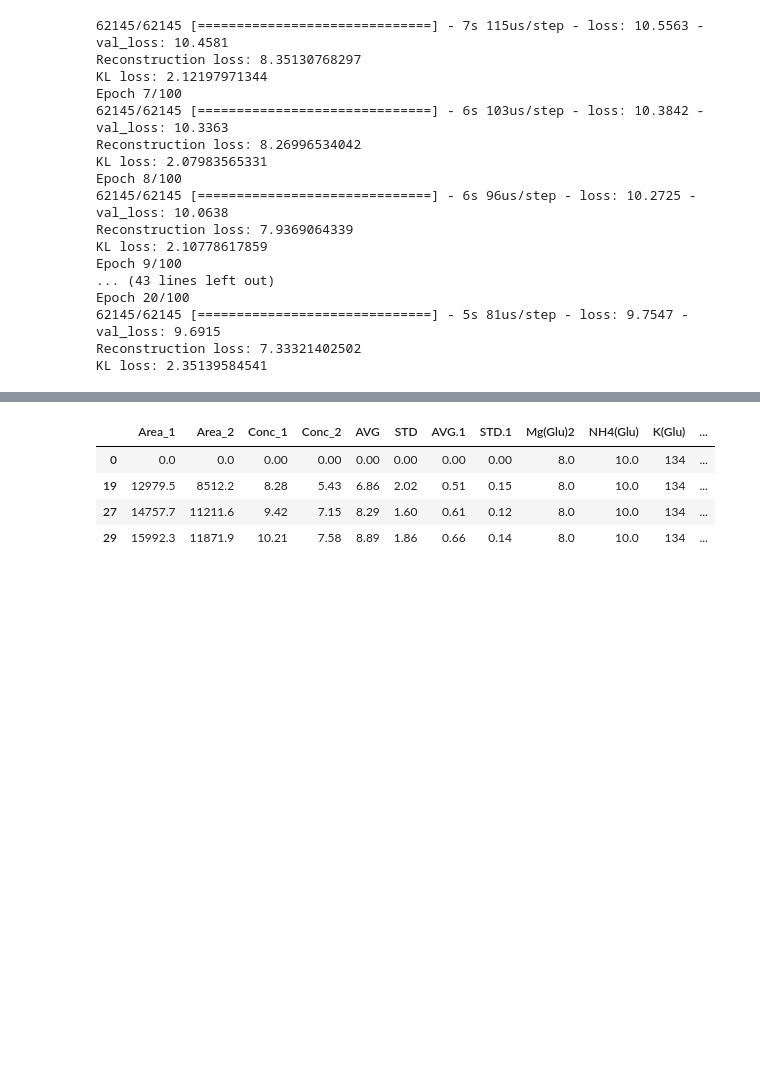
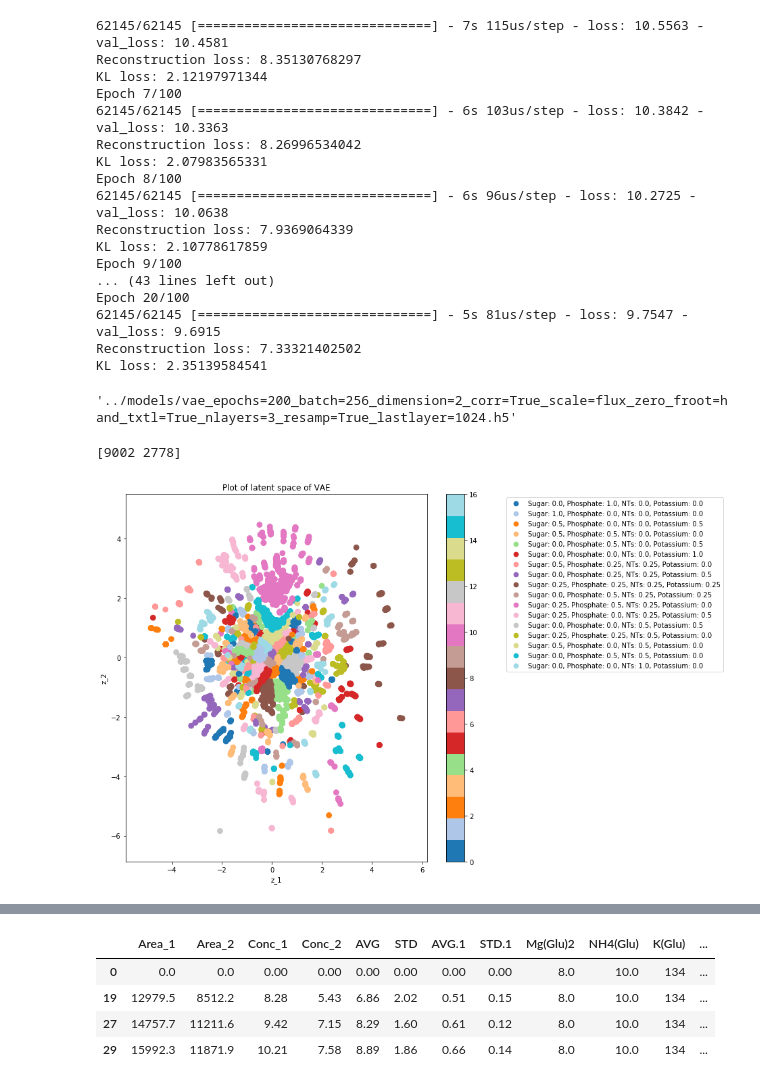
Before and after one commit to nlarusstone/cf_fba, a Jupyter notebook: notebooks/ExamineFluxes.ipynb, the cells around one changed output, grey strips where cells are left out. Saved outputs shown, nothing was run; the diff lists cells and outputs as text; code cells hidden in the pictures; blank space fills up the shorter version.

```diff
--- a/notebooks/ExamineFluxes.ipynb
+++ b/notebooks/ExamineFluxes.ipynb
@@ -205,3 +261,70 @@ KL loss: 2.35139584541
+# %%
+fname = 'epochs={0}_batch={1}_dimension={2}_corr={3}_scale={4}_froot={5}_txtl={6}_nlayers={7}_resamp={8}{9}.h5'.format(
+    n_epochs, batch_size, latent_dim, use_corr, scale, froot, txtl, len(layer_szs), resamp, '_lastlayer=1024' if layer_szs[-1] == 1024 else '')
+# %%
+data_f = '../data/{0}{1}_{2}_fluxes'.format(froot, '_txtl' if txtl else '', 'stacked' if resamp else 'flat')
+X_train, y_train, X_test, y_test, obj_col, cols, y_vals_d = dataset.get_dataset(data_f)
+y_vals = np.array(y_vals_d)
+X_test = np.array(X_test)
+y_test = np.array(y_test)
+# %%
+'../models/vae_{0}'.format(fname)
+# %% [output]
+'../models/vae_epochs=200_batch=256_dimension=2_corr=True_scale=flux_zero_froot=hand_txtl=True_nlayers=3_resamp=True_lastlayer=1024.h5'
+# %%
+with open('../models/losses_{0}'.format(fname), 'r') as f:
+    losses = pickle.load(file=f)
+#vae = load_model('../models/vae_{0}'.format(fname))
+encoder = load_model('../models/encoder_{0}'.format(fname))
+generator = load_model('../models/generator_{0}'.format(fname))
 # %%
-test_enc = encoder2.predict(X_test)
-test_dec = generator2.predict(test_enc)
+test_enc = encoder.predict(X_test)
+test_dec = generator.predict(test_enc)
+# %%
+x_test_encoded = test_enc
+df_sor = df.sort_values(by='nts')
+ind = df_sor.index
+cmap = cm.get_cmap('tab20', 17)#tab20
+#cmap = discrete_cmap(41, 'cubehelix')
+#for j in range(4):
+
+high_cols = (test_enc[:, 1] > 0)
+print sum(high_cols)
+#for i in range(latent_dim):
+    #for j in range(i + 1, latent_dim):
+i = 0
+j = 1
+low, high = 10, 1000#3000
+colors = np.array([[k] * (high - low) for k in range(17)]).T
+xmin, xmax = np.amin(x_test_encoded[low:high, ind, i]), np.amax(x_test_encoded[low:high, ind, i])
+ymin, ymax = np.amin(x_test_encoded[low:high, ind, j]), np.amax(x_test_encoded[low:high, ind, j])
+x_diff = (xmax - xmin) / 10.0
+y_diff = (ymax - ymin) / 10.0
+#for col in df.columns[4:]:
+plt.figure(figsize=(10, 10))
+sz = 60
+#for ix, idx in enumerate(ind):
+#    print idx
+#plt.scatter(x_test_encoded[low:high, idx, i], x_test_encoded[low:high, idx, j], c=[cmap.colors[ix]] * (high - low),
+#                cmap=cmap, s=sz,
+#                label='Sugar: {0}, Phosphate: {1}, NTs: {2}, Potassium: {3}'.format(
+#                            df_sor.loc[idx, 'mdx'], df_sor.loc[idx, 'pi'], df_sor.loc[idx, 'nts'], df_sor.loc[idx, 'k'])
+#                )#, norm=norm)#get_rct(df, col, y_test), cmap=cmap)
+sc = plt.scatter(x_test_encoded[low:high, ind, i], x_test_encoded[low:high, ind, j], c=colors,
+                cmap=cmap, s=sz)
+plt.xlim((xmin - x_diff, xmax + x_diff))
+plt.ylim((ymin - y_diff, ymax + y_diff))
+lp = lambda k: plt.plot([],color=sc.cmap(sc.norm(k)), ms=np.sqrt(sz), mec="none",
+                        label='Sugar: {0}, Phosphate: {1}, NTs: {2}, Potassium: {3}'.format(
+                            df_sor.iloc[k, 0], df_sor.iloc[k, 1], df_sor.iloc[k, 2], df_sor.iloc[k, 3]),
+                        ls="", marker="o")[0]
+handles = [lp(k) for k in np.unique(range(17))]
+plt.legend(bbox_to_anchor=(1.25, 1.0))#handles=handles,
+plt.xlabel('z_1')
+plt.ylabel('z_2')
+plt.title('Plot of latent space of VAE')
+plt.colorbar()
+plt.show()
+# %% [output]
+[9002 2778]
+[figure, added]
```
Also changed, not shown: parts of 40 cells of this notebook, 17 other files.
